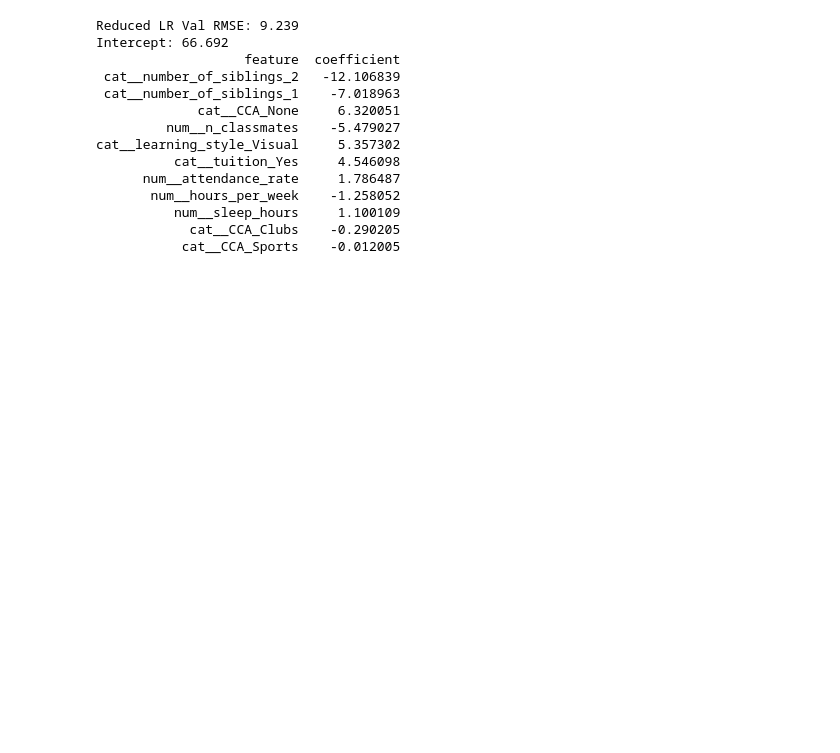
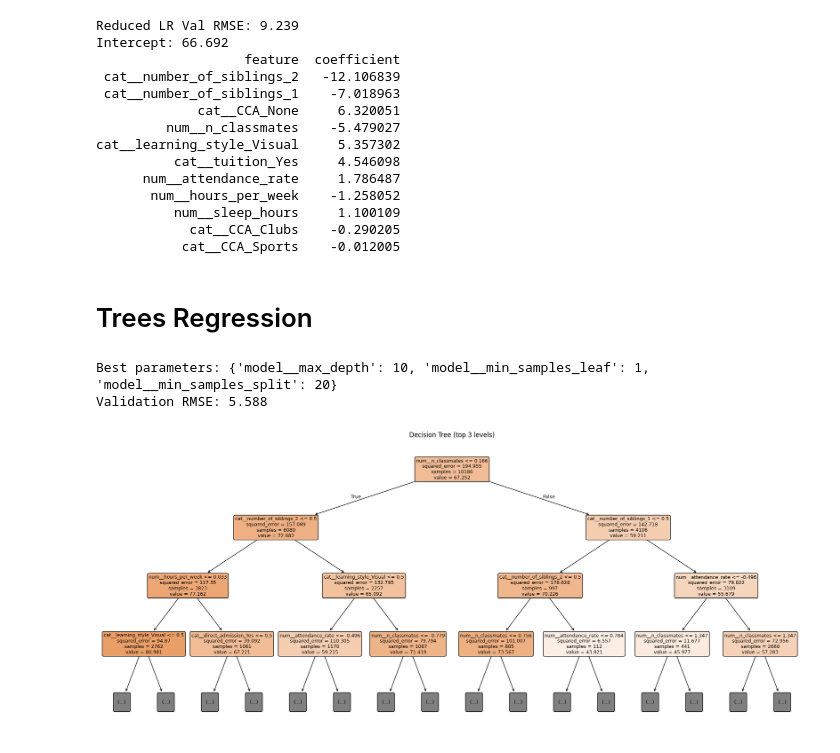
Before and after one commit to EdwardCKB/daily-ds, a Jupyter notebook: ml/clean-code/aiap-student-score-prediction.ipynb, the cells around one changed output. Cells and saved outputs as stored; diff of their text form; code cells hidden in the pictures; blank space fills up the shorter version.

Commit message:
tree models and final model chosen

```diff
--- a/ml/clean-code/aiap-student-score-prediction.ipynb
+++ b/ml/clean-code/aiap-student-score-prediction.ipynb
@@ -725,3 +726,43 @@ cat__learning_style_Visual     5.357302
           num__sleep_hours     1.100109
             cat__CCA_Clubs    -0.290205
            cat__CCA_Sports    -0.012005
+# %% [markdown]
+# Trees Regression
+# %%
+# Decistion Tree
+base_DT = Pipeline(steps=[
+    ('preprocess', Preprocesser),
+    ('model', DecisionTreeRegressor(random_state=42))
+])
+
+params_grid ={
+    'model__max_depth':[8, 10, 12, 15, 20],
+    'model__min_samples_leaf': [1, 2, 4],
+    'model__min_samples_split':[2, 10, 20]
+}
+
+grid_search_DT = GridSearchCV(base_DT, params_grid, cv=5, scoring='neg_root_mean_squared_error')
+grid_search_DT.fit(X_train, y_train)
+best_DT = grid_search_DT.best_estimator_
+DT_rmse = root_mean_squared_error(y_val, best_DT.predict(X_val))
+print("Best parameters:", grid_search_DT.best_params_)
+print(f"Validation RMSE: {DT_rmse:.3f}")
+# %% [output]
+Best parameters: {'model__max_depth': 10, 'model__min_samples_leaf': 1, 'model__min_samples_split': 20}
+Validation RMSE: 5.588
+# %%
+# vizualise the tree
+feature_names = best_DT.named_steps['preprocess'].get_feature_names_out()
+tree_model = best_DT.named_steps['model']
+
+plt.figure(figsize=(24, 10))
+plot_tree(tree_model,
+          feature_names=feature_names,
+          max_depth=3,            # only draw the top 3 levels so it's readable
+          filled=True,
+          rounded=True,
+          fontsize=9)
+plt.title("Decision Tree (top 3 levels)")
+plt.show()
+# %% [output]
+[figure, added]
```
Also changed, not shown: parts of 11 cells of this notebook.
